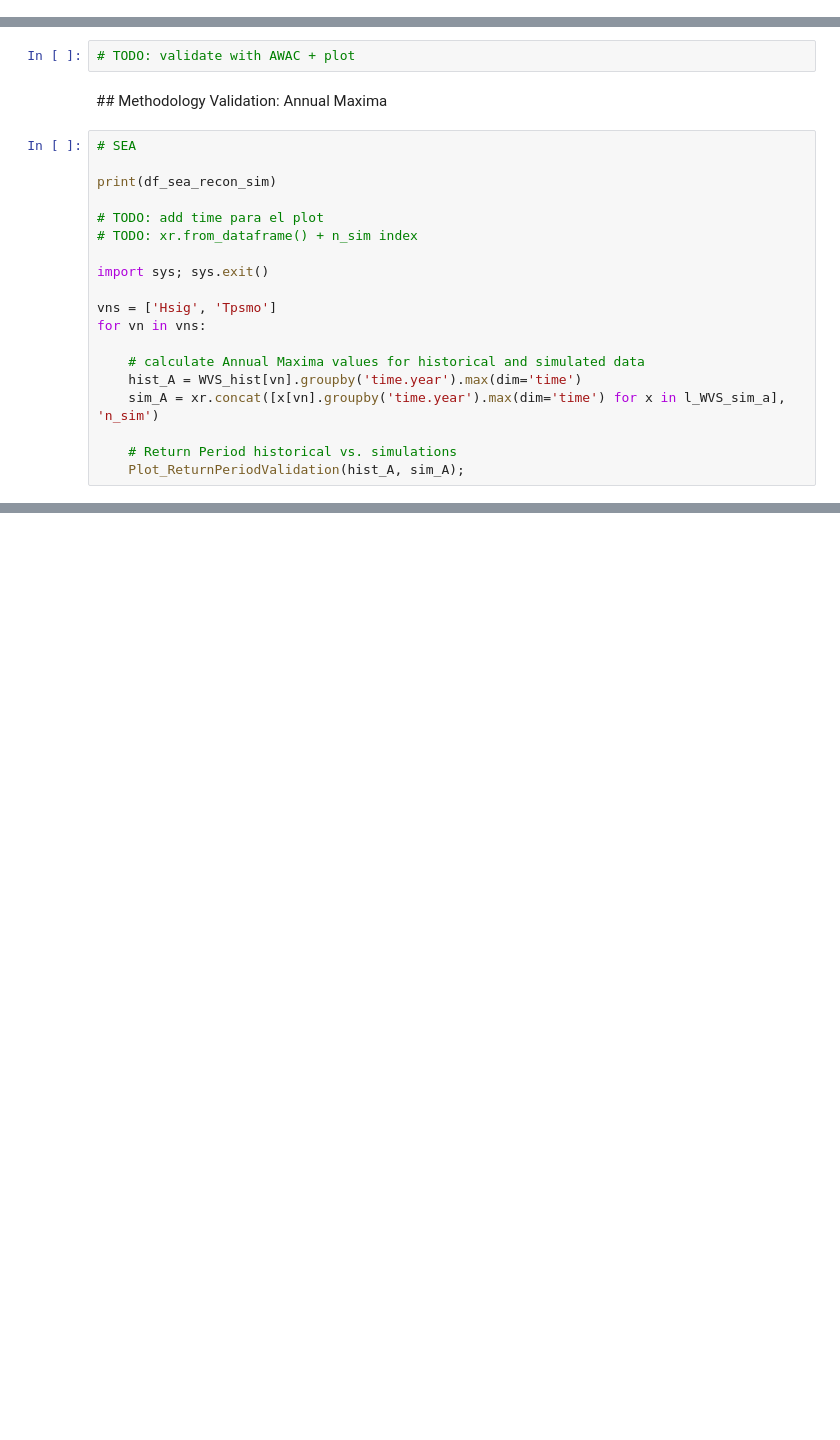
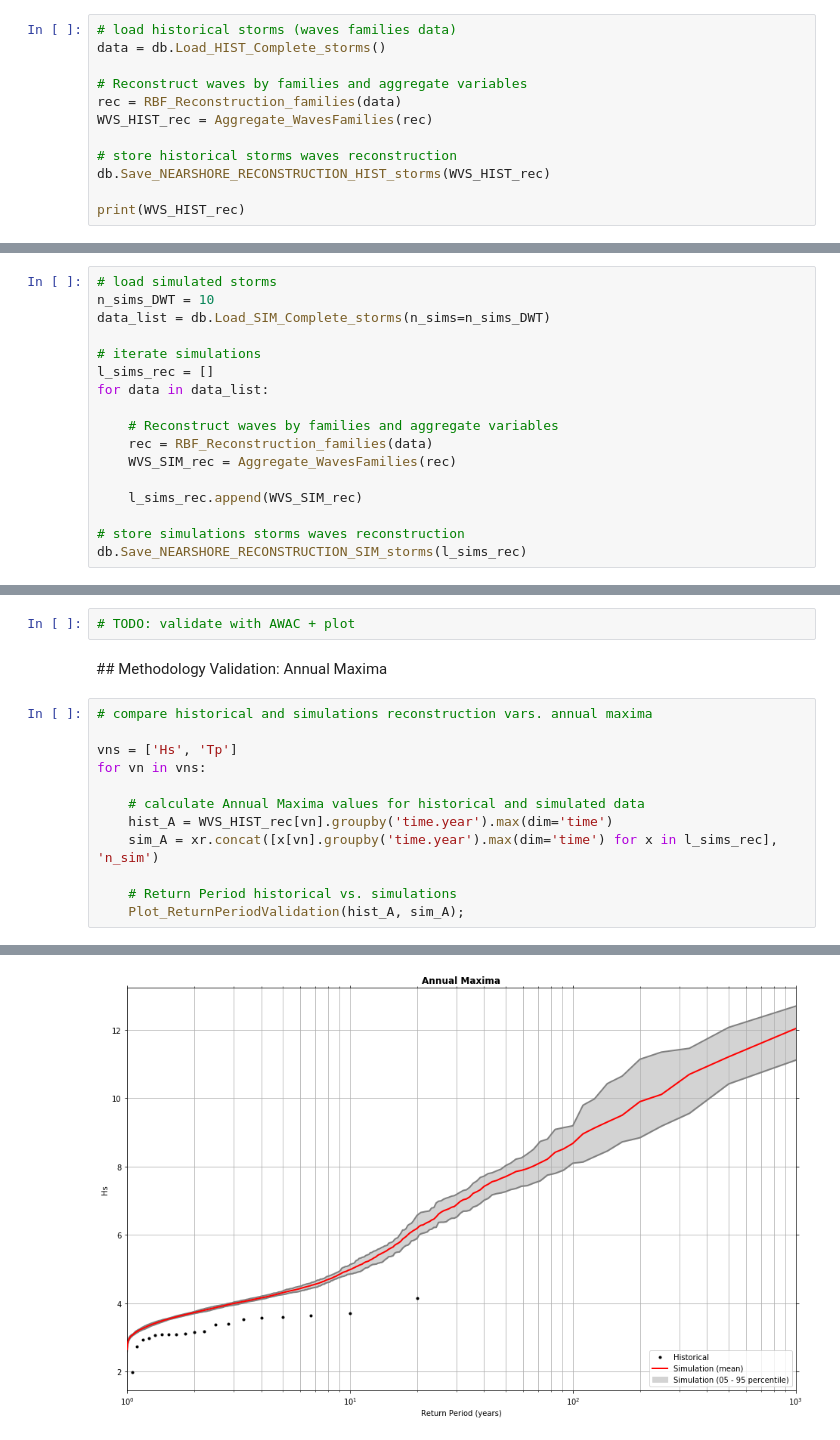
Before and after one commit to teslakit/teslakit, a Jupyter notebook: notebooks/ROI/02_Nearshore/03_RBF_Reconstruction.ipynb, the cells around one changed output, grey strips where cells are left out. Cells and saved outputs as stored; diff of their text form; blank space fills up the shorter version.

Commit message:
nearshore RBF Reconstruction and Hycreww Runup calc updated

```diff
--- a/notebooks/ROI/02_Nearshore/03_RBF_Reconstruction.ipynb
+++ b/notebooks/ROI/02_Nearshore/03_RBF_Reconstruction.ipynb
@@ -187,0 +206,12 @@ ix_directional: 2,  optimization: 97.98 | interpolation: 61.31
+# %%
+# load historical storms (waves families data)
+data = db.Load_HIST_Complete_storms()
+
+# Reconstruct waves by families and aggregate variables
+rec = RBF_Reconstruction_families(data)
+WVS_HIST_rec = Aggregate_WavesFamilies(rec)
+
+# store historical storms waves reconstruction
+db.Save_NEARSHORE_RECONSTRUCTION_HIST_storms(WVS_HIST_rec)
+
+print(WVS_HIST_rec)
@@ -187,0 +241,17 @@ ix_directional: 2,  optimization: 97.98 | interpolation: 61.31
+# %%
+# load simulated storms
+n_sims_DWT = 10
+data_list = db.Load_SIM_Complete_storms(n_sims=n_sims_DWT)
+
+# iterate simulations
+l_sims_rec = []
+for data in data_list:
+
+    # Reconstruct waves by families and aggregate variables
+    rec = RBF_Reconstruction_families(data)
+    WVS_SIM_rec = Aggregate_WavesFamilies(rec)
+
+    l_sims_rec.append(WVS_SIM_rec)
+
+# store simulations storms waves reconstruction
+db.Save_NEARSHORE_RECONSTRUCTION_SIM_storms(l_sims_rec)
@@ -192,21 +280,14 @@ ix_directional: 2,  optimization: 97.98 | interpolation: 61.31
 # %% [markdown]
 ## Methodology Validation: Annual Maxima
 # %%
-# SEA
+# compare historical and simulations reconstruction vars. annual maxima
 
-print(df_sea_recon_sim)
-
-# TODO: add time para el plot
-# TODO: xr.from_dataframe() + n_sim index
-
-import sys; sys.exit()
-
-vns = ['Hsig', 'Tpsmo']
+vns = ['Hs', 'Tp']
 for vn in vns:
 
     # calculate Annual Maxima values for historical and simulated data
-    hist_A = WVS_hist[vn].groupby('time.year').max(dim='time')
-    sim_A = xr.concat([x[vn].groupby('time.year').max(dim='time') for x in l_WVS_sim_a], 'n_sim')
+    hist_A = WVS_HIST_rec[vn].groupby('time.year').max(dim='time')
+    sim_A = xr.concat([x[vn].groupby('time.year').max(dim='time') for x in l_sims_rec], 'n_sim')
 
     # Return Period historical vs. simulations
     Plot_ReturnPeriodValidation(hist_A, sim_A);
@@ -228,0 +295 @@ SystemExit:
+[figure, added]
```
Also changed, not shown: parts of 12 cells of this notebook, 2 other files.
